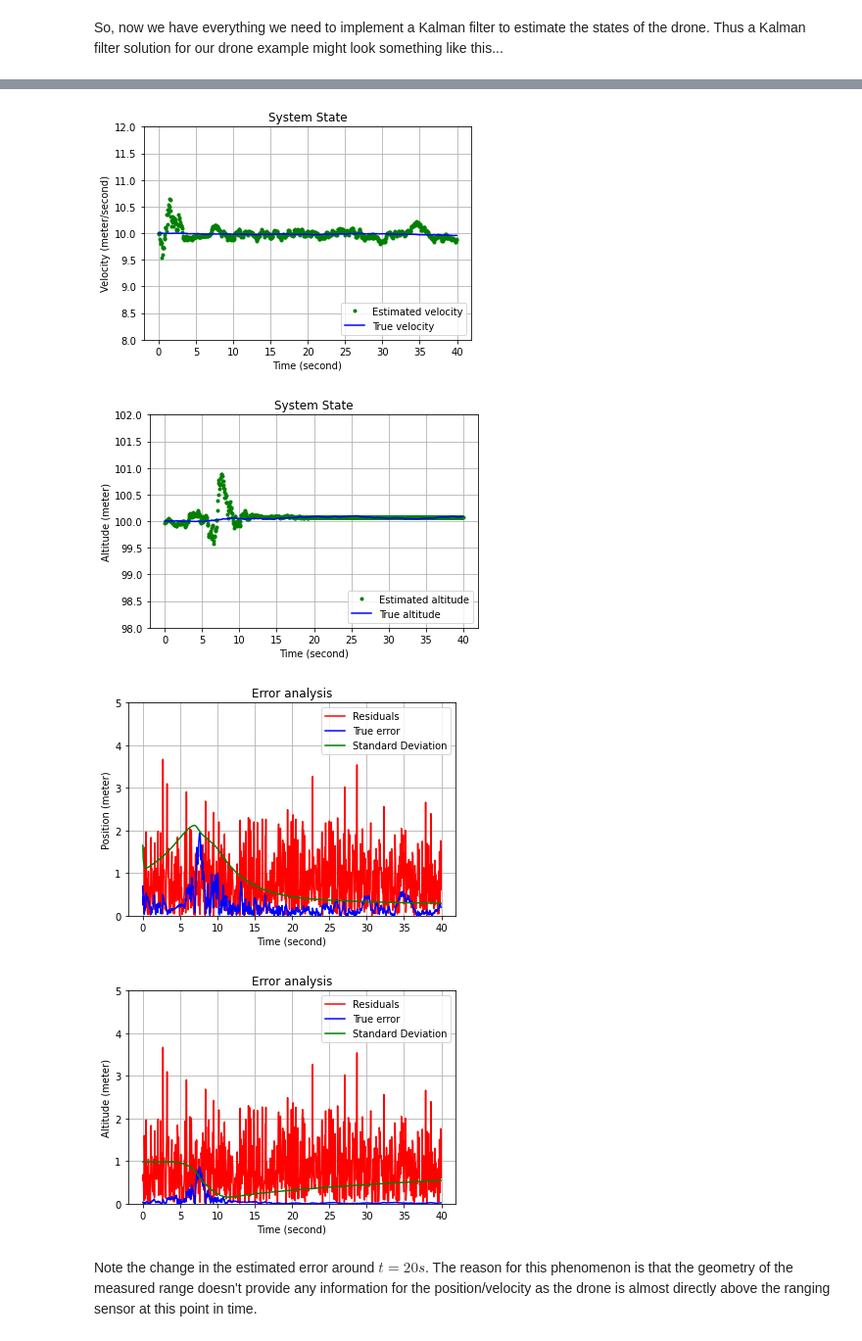
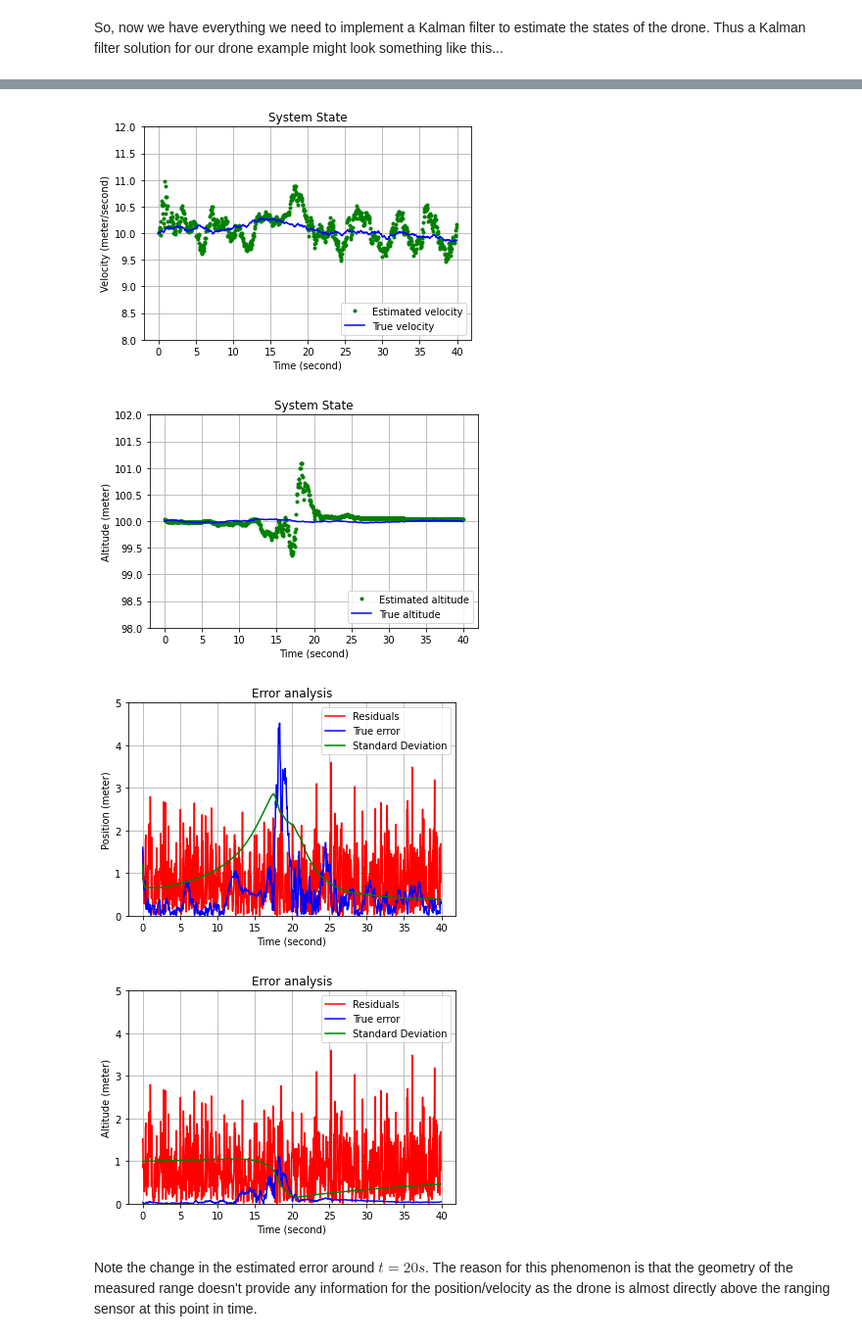
Before and after one commit to jggjevestad/AppliedSensorFusion, a Jupyter notebook: AppliedSensorFusion/05-Kalman Filter.ipynb, the cells around one changed output, grey strips where cells are left out. Shown at 98% size. Saved outputs shown, nothing was run; the diff lists cells and outputs as text; code cells hidden in the pictures.

```diff
--- a/AppliedSensorFusion/05-Kalman Filter.ipynb
+++ b/AppliedSensorFusion/05-Kalman Filter.ipynb
@@ -1145,7 +1149,7 @@ dt = 0.05       # interval [second]
 samples = 800   # number of samples
 num = 3         # number of iterations (design matrix)
 r = 1**2        # measurement noise [meter^2]
-qv = 0.1**2     # process noise velocity [meter^2/second^3]
+qv = 0.3**2     # process noise velocity [meter^2/second^3]
 qh = 0.1**2     # process noise height [meter^2/second]
 
 # Dynamics matrix
@@ -1334,7 +1338,7 @@ plt.show()
-[figure, old version]
+[figure, new version]
-[figure, old version]
+[figure, new version]
-[figure, old version]
+[figure, new version]
-[figure, old version]
+[figure, new version]
 # %% [markdown]
 Note the change in the estimated error around $t=20s$. The reason for this phenomenon is that the geometry of the measured range doesn't provide any information for the position/velocity as the drone is almost directly above the ranging sensor at this point in time.
 # %% [markdown]
```
Also changed, not shown: parts of 5 cells of this notebook.
